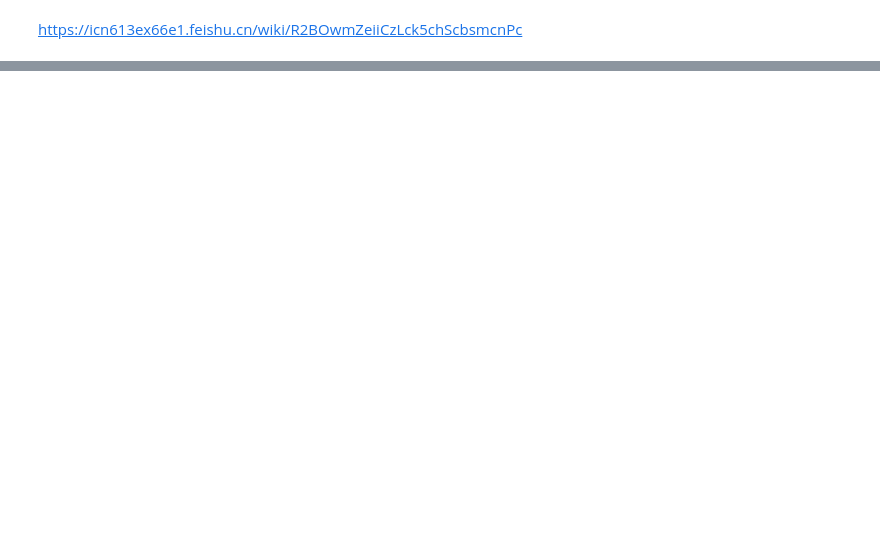
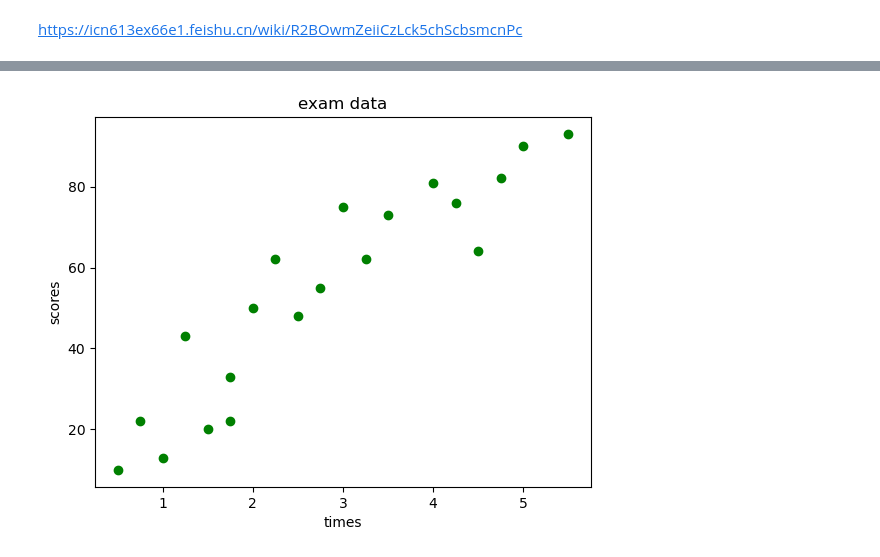
Before and after one commit to bioinfo-gao/Classical_DS_ML, a Jupyter notebook: 20.10_Classical_ML_from_Sklearn/1_LR.ipynb, the cells around one changed output, grey strips where cells are left out. Drawn from its saved outputs; the diff is of its cells as text; code cells hidden in the pictures; blank space fills up the shorter version.

```diff
--- a/20.10_Classical_ML_from_Sklearn/1_LR.ipynb
+++ b/20.10_Classical_ML_from_Sklearn/1_LR.ipynb
@@ -3,15 +3,14 @@ https://icn613ex66e1.feishu.cn/wiki/R2BOwmZeiiCzLck5chScbsmcnPc
 # %%
 from collections import OrderedDict
 import pandas as pd
+
 examDict = {
-'学习时间'
-:[0.50, 0.75, 1.00, 1.25, 1.50, 1.75, 1.75, 2.00, 2.25, 2.50, 2.75, 3.00, 3.25, 3.50, 4.00, 4.25, 4.50, 4.75, 5.00, 5.50],
-'分数':
-[10,22, 13, 43, 20, 22, 33, 50, 62,
-48, 55, 75, 62, 73, 81, 76, 64, 82, 90, 93]
+    '学习时间':[0.50, 0.75, 1.00, 1.25, 1.50, 1.75, 1.75, 2.00, 2.25, 2.50, 2.75, 3.00, 3.25, 3.50, 4.00, 4.25, 4.50, 4.75, 5.00, 5.50],
+    '分数':[10,22, 13, 43, 20, 22, 33, 50, 62,48, 55, 75, 62, 73, 81, 76, 64, 82, 90, 93]
 }
 examOrderDict = OrderedDict(examDict)
-exam=pd.DataFrame (examOrderDict)
+exam = pd.DataFrame(examOrderDict)
 # 查看数据格式
-print(exam.head())
+#print(exam.head())
+print(exam)
 # %% [output]
@@ -23,0 +34,11 @@ print(exam.head())
+# %%
+import matplotlib.pyplot as plt
+exam_X = exam['学习时间']
+exam_Y = exam['分数']
+plt.scatter (exam_X, exam_Y, color = 'green')
+plt.ylabel('scores')
+plt.xlabel('times')
+plt.title('exam data')
+plt.show()
+# %% [output]
+[figure, added]
```
Also changed, not shown: parts of 12 cells of this notebook.
